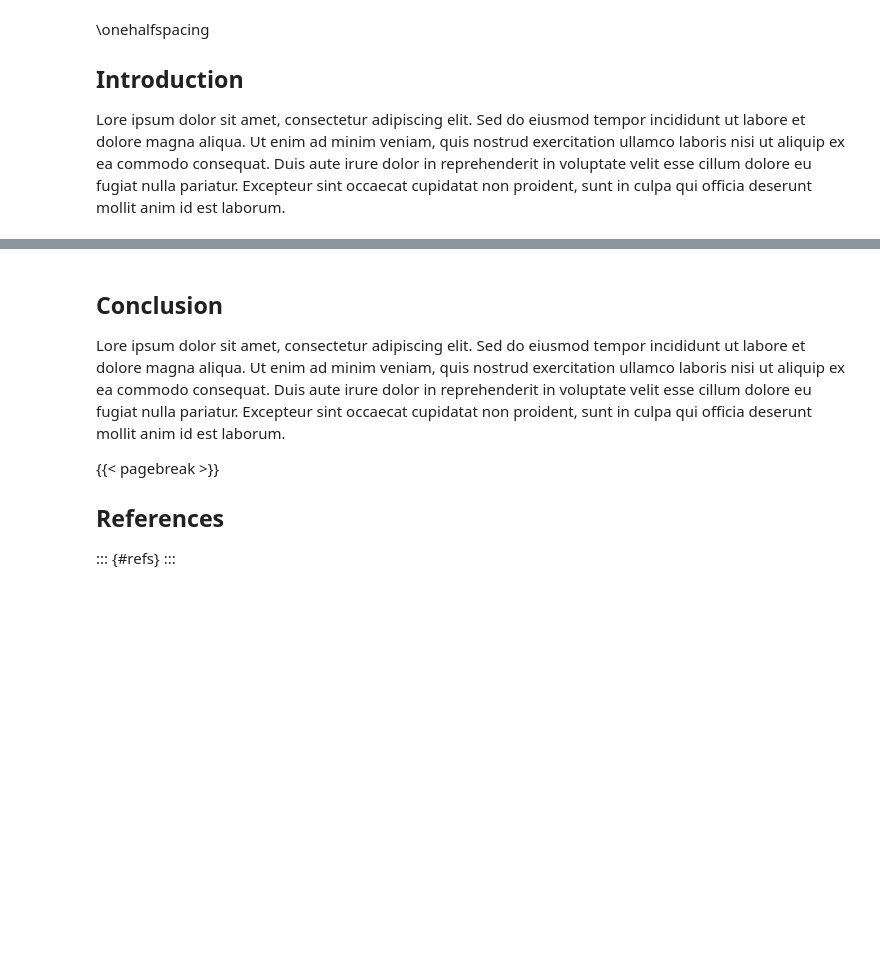
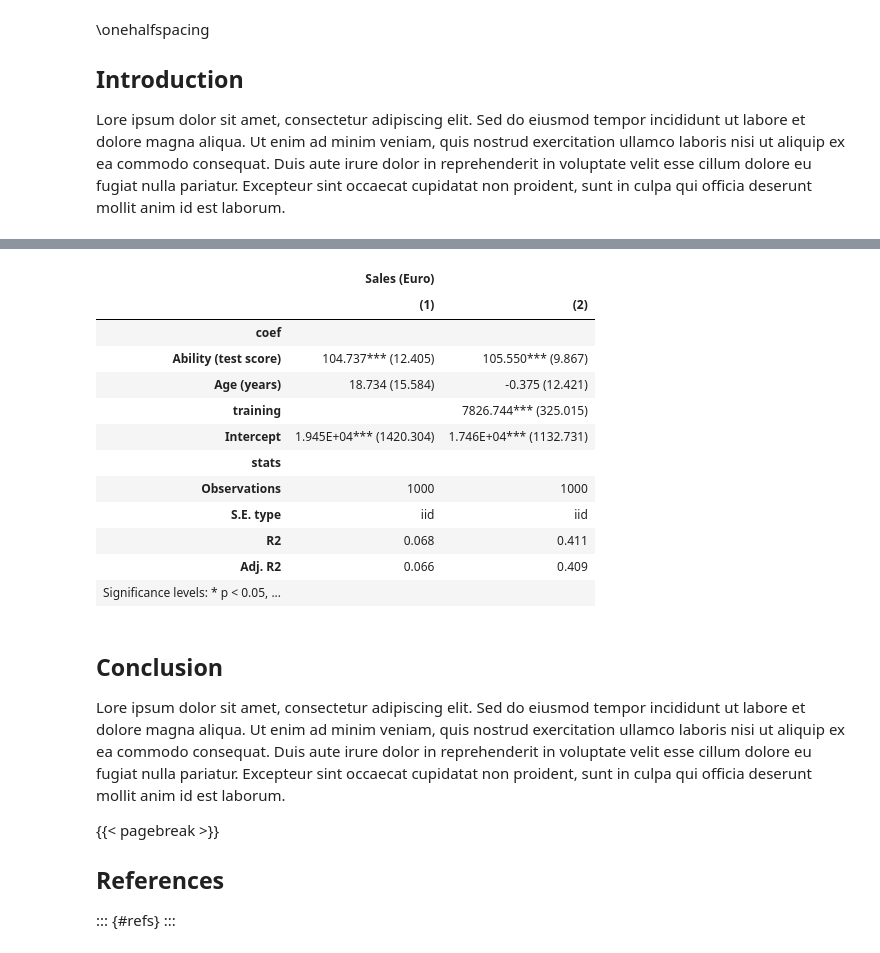
Before and after one commit to dsliwka/maketables, a Jupyter notebook: docs/testQuarto.ipynb, the cells around one changed output, grey strips where cells are left out. Drawn from its saved outputs; the diff is of its cells as text; code cells hidden in the pictures; blank space fills up the shorter version.

```diff
--- a/docs/testQuarto.ipynb
+++ b/docs/testQuarto.ipynb
@@ -152,4 +150,24 @@ to.DTable(df, vars=["ability","age"], bycol=["tgroup"], stats=["mean_newline_std
 | Note: Displayed statistics are Me... |  |  |  |
+# %%
+#| label: tbl-3
+#| tbl-cap: "The Second Table"
+#| tbl-pos: "H"
+est=pf.feols("sales ~ ability + csw(age, training)", data=df)
+to.ETable(est, labels=labels)
+# %% [output]
+|  | Sales (Euro) |  |
+|  | (1) | (2) |
+| coef |  |  |
+| Ability (test score) | 104.737*** (12.405) | 105.550*** (9.867) |
+| Age (years) | 18.734 (15.584) | -0.375 (12.421) |
+| training |  | 7826.744*** (325.015) |
+| Intercept | 1.945E+04*** (1420.304) | 1.746E+04*** (1132.731) |
+| stats |  |  |
+| Observations | 1000 | 1000 |
+| S.E. type | iid | iid |
+| R2 | 0.068 | 0.411 |
+| Adj. R2 | 0.066 | 0.409 |
+| Significance levels: * p < 0.05, ... |  |  |
 # %% [markdown]
 ## Conclusion
 
```
Also changed, not shown: parts of 3 cells of this notebook, 5 other files.
